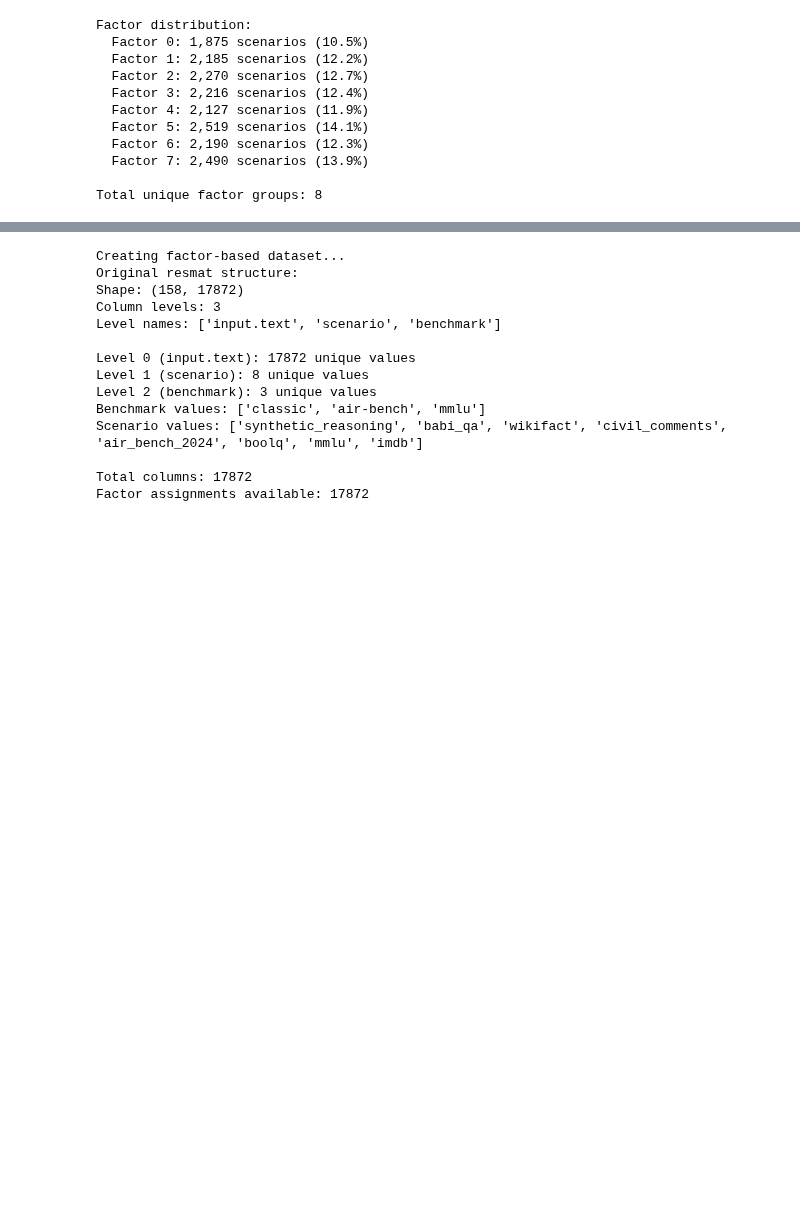
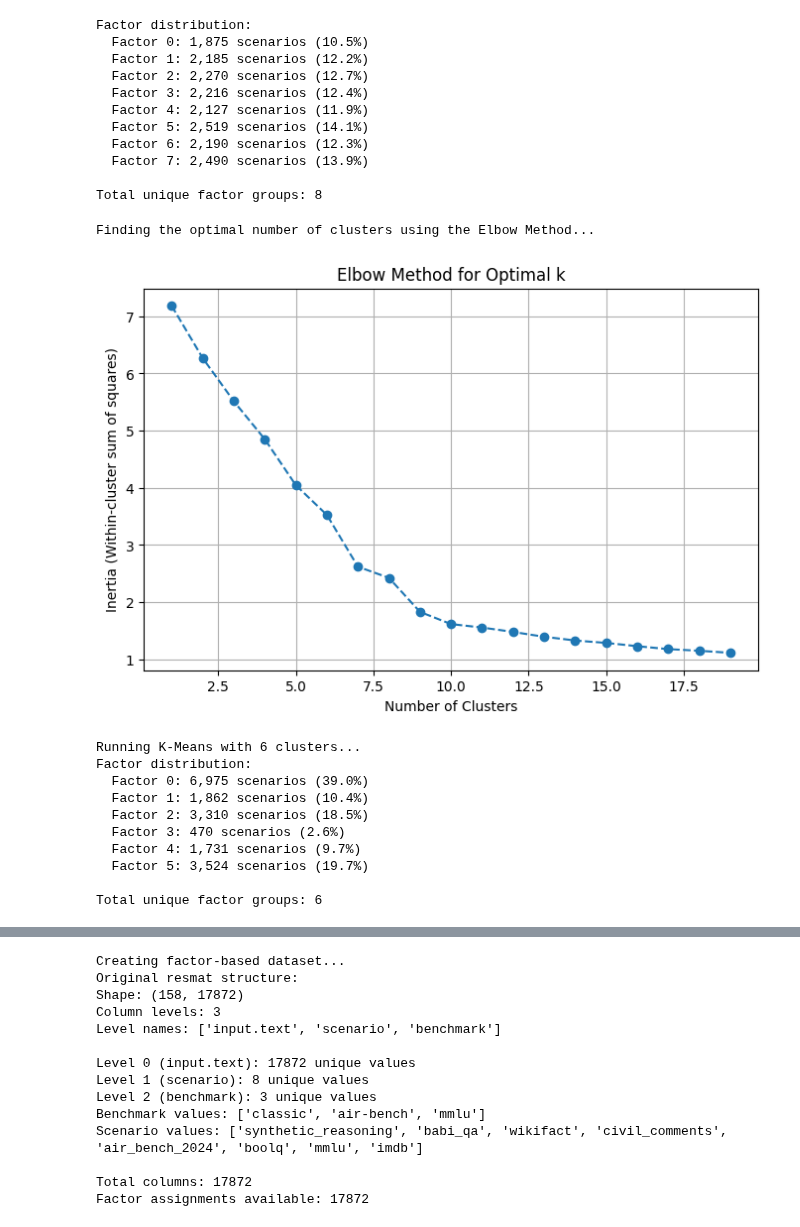
Before and after one commit to ronanhansel/reeval-multi, a Jupyter notebook: factor_analysis/item.ipynb, the cells around one changed output, grey strips where cells are left out. Drawn from its saved outputs; the diff is of its cells as text; code cells hidden in the pictures; blank space fills up the shorter version.

```diff
--- a/factor_analysis/item.ipynb
+++ b/factor_analysis/item.ipynb
@@ -398,6 +398,73 @@ Factor distribution:
   Factor 7: 2,490 scenarios (13.9%)
 
 Total unique factor groups: 8
+# %%
+import numpy as np
+import pandas as pd
+import matplotlib.pyplot as plt
+from sklearn.cluster import KMeans
+
+# ===================================================================
+# == Step 5: Group Scenarios Using K-Means Clustering
+# ===================================================================
+
+# -- Part A: Find the Optimal Number of Clusters (Elbow Method) --
+# This part remains the same to help you choose the best N_CLUSTERS.
+print("Finding the optimal number of clusters using the Elbow Method...")
+inertia = []
+cluster_range = range(1, 20)
+
+for i in cluster_range:
+    kmeans = KMeans(n_clusters=i, random_state=42, n_init='auto')
+    kmeans.fit(scenario_factors)
+    inertia.append(kmeans.inertia_)
+
+plt.figure(figsize=(8, 5))
+plt.plot(cluster_range, inertia, marker='o', linestyle='--')
+plt.xlabel('Number of Clusters')
+plt.ylabel('Inertia (Within-cluster sum of squares)')
+plt.title('Elbow Method for Optimal k')
+plt.grid(True)
+plt.show()
+
+
+# --- Part B: Run K-Means and Assign to Variables with Matching Names ---
+# Look at the plot above and choose the 'k' at the "elbow" of the curve.
+N_CLUSTERS = 6 # <-- Set this to your chosen number of clusters from the plot.
+
+print(f"\nRunning K-Means with {N_CLUSTERS} clusters...")
+kmeans = KMeans(n_clusters=N_CLUSTERS, random_state=42, n_init='auto')
+
+# The output of clustering is now assigned to 'most_prominent_factors'
+most_prominent_factors = kmeans.fit_predict(scenario_factors)
+
+
+# --- Part C: Display the Clustering Results Using the Same Syntax ---
+# The variable names here now match your old script exactly.
+print(f"Factor distribution:")
+unique_factors, factor_counts = np.unique(most_prominent_factors, return_counts=True)
+for factor_idx, count in zip(unique_factors, factor_counts):
+    percentage = (count / len(most_prominent_factors)) * 100
+    # The printout now refers to "Factor" instead of "Cluster"
+    print(f"  Factor {factor_idx}: {count:,} scenarios ({percentage:.1f}%)")
+
+# Create the 'factor_labels' list for compatibility
+factor_labels = [f"Factor {factor}" for factor in most_prominent_factors]
+
+print(f"\nTotal unique factor groups: {len(unique_factors)}")
+# %% [output]
+Finding the optimal number of clusters using the Elbow Method...
+[figure, added]
+Running K-Means with 6 clusters...
+Factor distribution:
+  Factor 0: 6,975 scenarios (39.0%)
+  Factor 1: 1,862 scenarios (10.4%)
+  Factor 2: 3,310 scenarios (18.5%)
+  Factor 3: 470 scenarios (2.6%)
+  Factor 4: 1,731 scenarios (9.7%)
+  Factor 5: 3,524 scenarios (19.7%)
+
+Total unique factor groups: 6
 # %%
 # ===================================================================
 # == Step 6: Create Factor-Based Visualization
```
Also changed, not shown: parts of 13 cells of this notebook, 10 other files.
